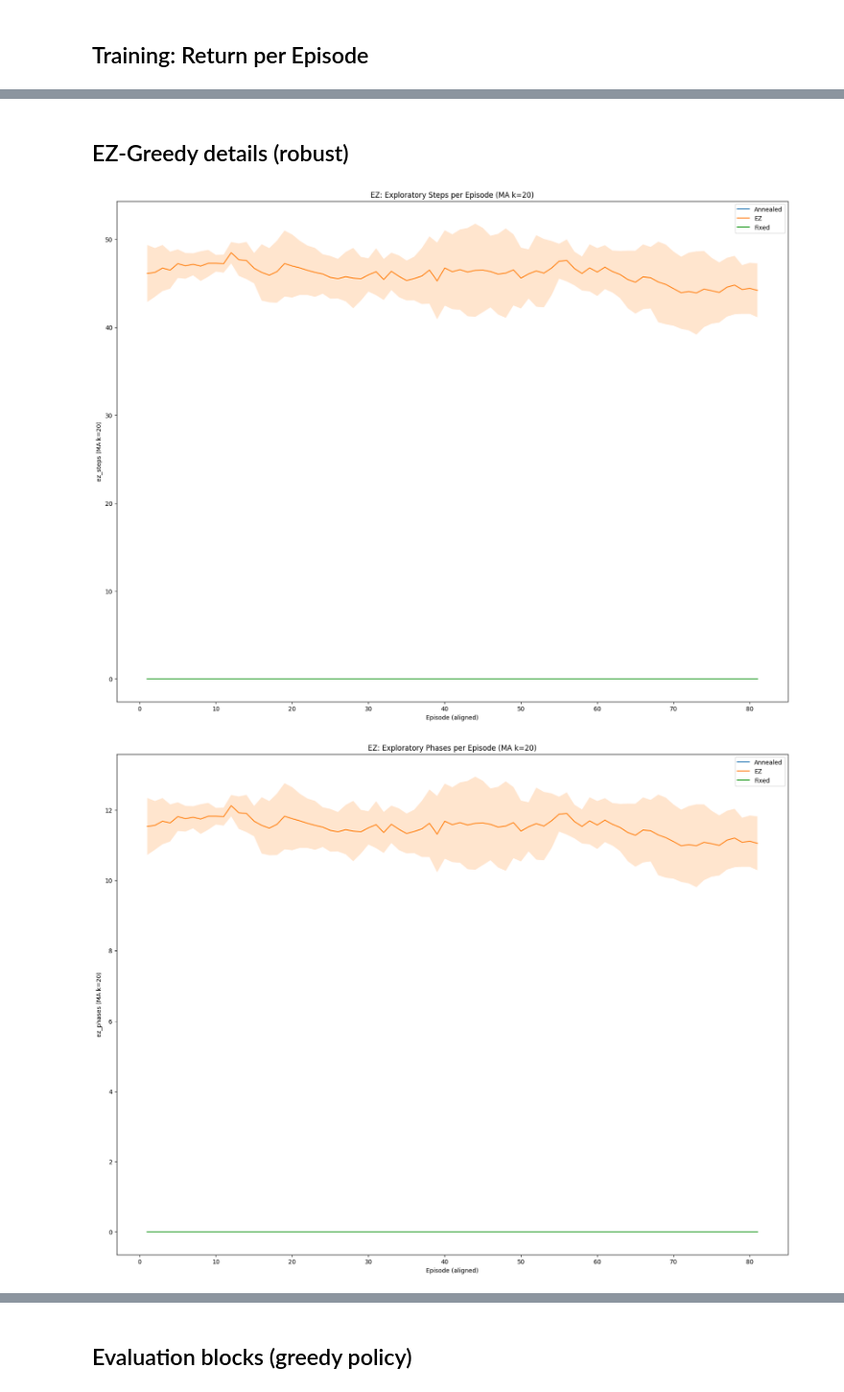
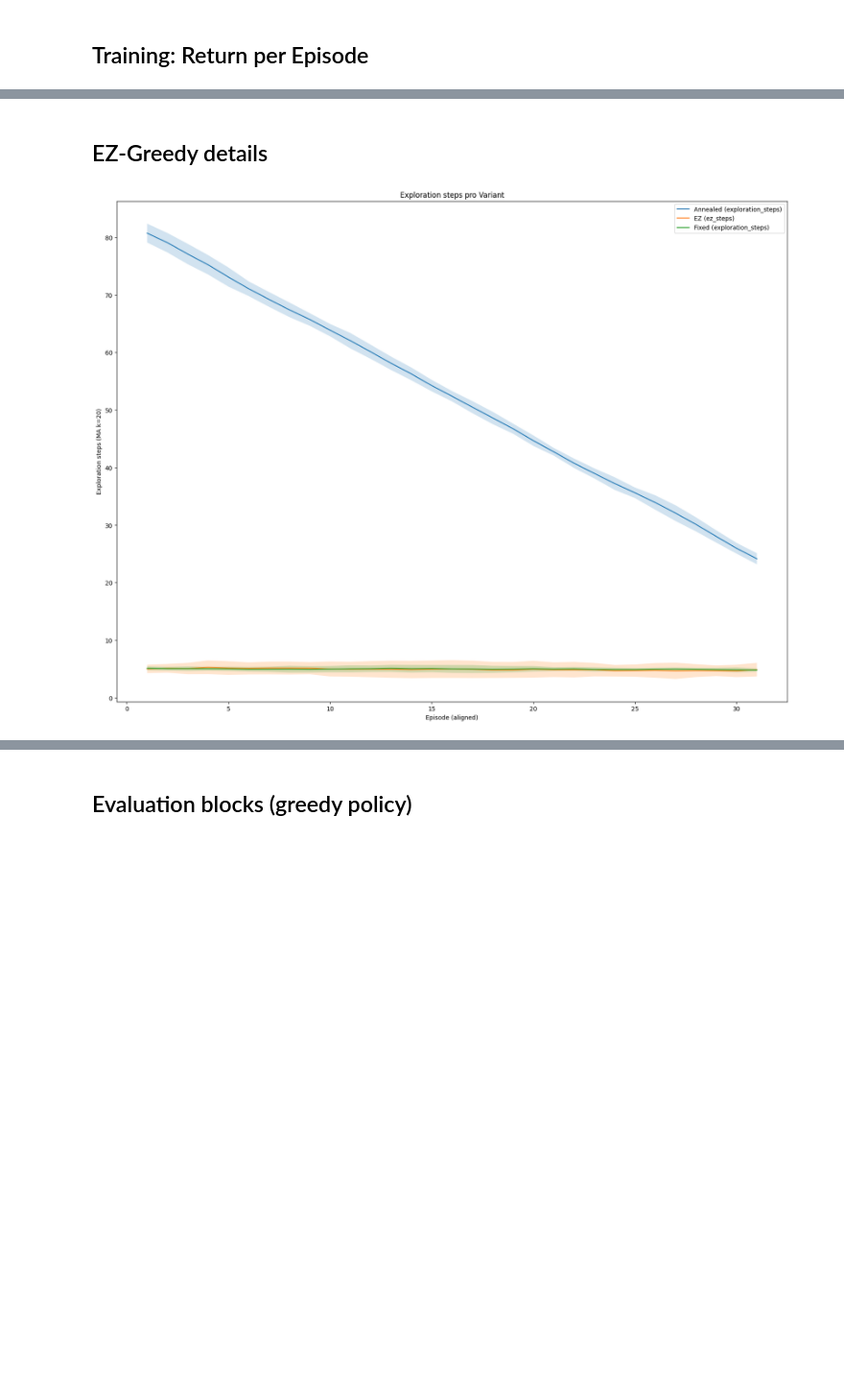
Before and after one commit to trolololoojb/RL-Project-LUH-, a Jupyter notebook: insurance_experiment_analysis.ipynb, the cells around one changed output, grey strips where cells are left out. Shown at 96% size. Saved outputs shown, nothing was run; the diff lists cells and outputs as text; code cells hidden in the pictures; blank space fills up the shorter version.

Commit message:
plot notebook

```diff
--- a/insurance_experiment_analysis.ipynb
+++ b/insurance_experiment_analysis.ipynb
@@ -308,26 +306,52 @@ else:
 # %% [markdown]
-## EZ-Greedy details (robust)
+## EZ-Greedy details
 # %%
+
+# if train_df.empty:
+#     print("No training metrics found.")
+# else:
+#     for metric, title in [
+#         ("ez_steps", "EZ: Exploratory Steps per Episode (MA k=20)"),
+#         ("ez_phases", "EZ: Exploratory Phases per Episode (MA k=20)"),
+#         ("ez_repeats", "EZ: Repeats per Episode (MA k=20)"),
+#     ]:
+#         fig = plt.figure(figsize=(20,15))
+#         ax = plt.gca()
+#         for v, g in train_df.groupby("variant"):
+#             x, ys = prepare_variant_series(g, value_col=metric, ma_k=20)
+#             if len(x) > 0 and ys:
+#                 plot_mean_std(ax, x, ys, label=v)
+#         ax.set_xlabel("Episode (aligned)")
+#         ax.set_ylabel(metric + " (MA k=20)")
+#         ax.set_title(title)
+#         ax.legend()
+#         plt.show()
+
 
 if train_df.empty:
     print("No training metrics found.")
 else:
-    for metric, title in [
-        ("ez_steps", "EZ: Exploratory Steps per Episode (MA k=20)"),
-        ("ez_phases", "EZ: Exploratory Phases per Episode (MA k=20)"),
-        ("ez_repeats", "EZ: Repeats per Episode (MA k=20)"),
-    ]:
-        fig = plt.figure(figsize=(20,15))
-        ax = plt.gca()
-        for v, g in train_df.groupby("variant"):
-            x, ys = prepare_variant_series(g, value_col=metric, ma_k=20)
-            if len(x) > 0 and ys:
-                plot_mean_std(ax, x, ys, label=v)
-        ax.set_xlabel("Episode (aligned)")
-        ax.set_ylabel(metric + " (MA k=20)")
-        ax.set_title(title)
-        ax.legend()
-        plt.show()
+    variant_metric_map = {
+        "EZ": "ez_steps",
+        "Annealed": "exploration_steps",
+        "Fixed": "exploration_steps",
+    }
+
+    fig = plt.figure(figsize=(20, 15))
+    ax = plt.gca()
+
+    for v, g in train_df.groupby("variant"):
+        if v in variant_metric_map:
+            col = variant_metric_map[v]
+            if col in g.columns and g[col].notna().any():
+                x, ys = prepare_variant_series(g, value_col=col, ma_k=20)
+                if len(x) > 0 and ys:
+                    plot_mean_std(ax, x, ys, label=f"{v} ({col})")
+
+    ax.set_xlabel("Episode (aligned)")
+    ax.set_ylabel("Exploration steps (MA k=20)")
+    ax.set_title("Exploration steps pro Variant")
+    ax.legend()
+    plt.show()
 # %% [output]
-[figure, old version]
+[figure, new version]
-[figure, removed]
```
Also changed, not shown: parts of 20 cells of this notebook.
